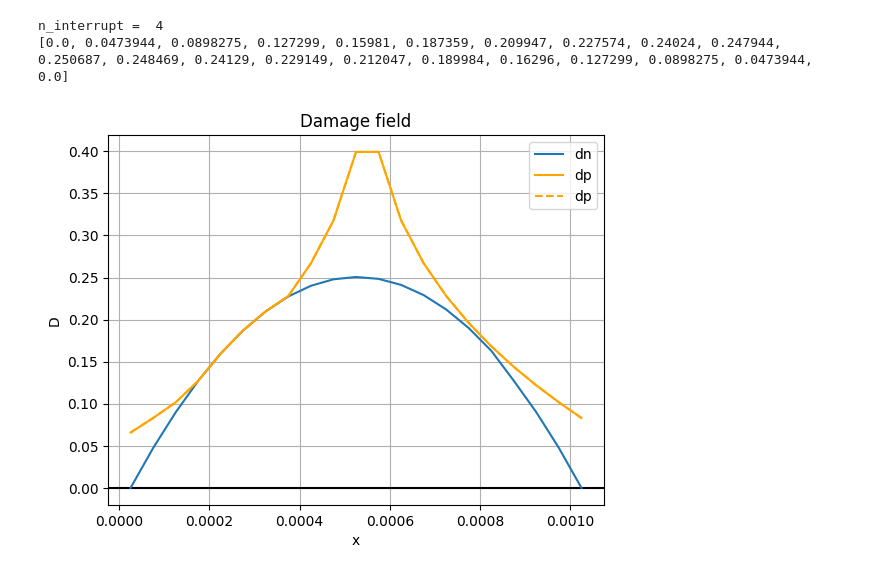
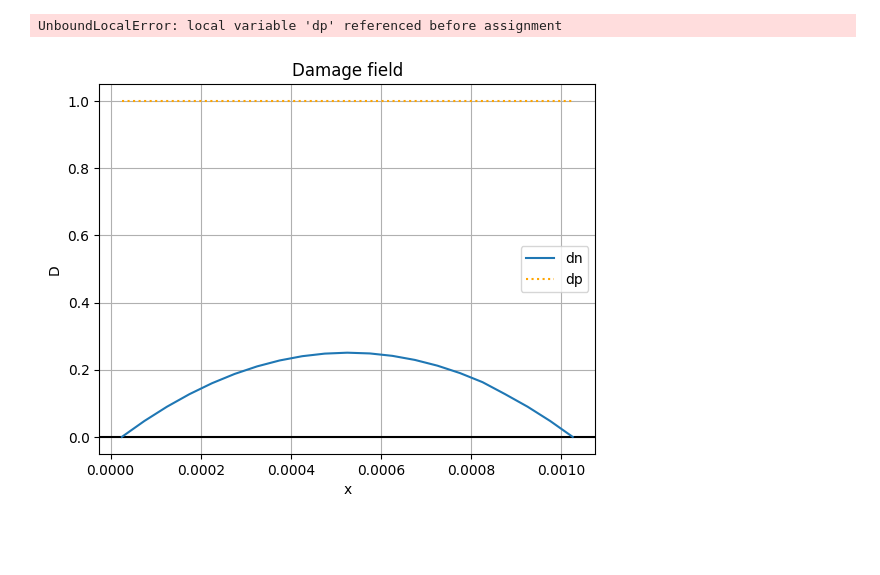
Before and after one commit to raquel-dantas/DynFrag1D, a Jupyter notebook: src_lipfield/test_damage.ipynb, the cells around one changed output. Drawn from its saved outputs; the diff is of its cells as text; code cells hidden in the pictures; blank space fills up the shorter version.

Commit message:
check if the damage predictor match

```diff
--- a/src_lipfield/test_damage.ipynb
+++ b/src_lipfield/test_damage.ipynb
@@ -459,42 +493,43 @@ def computeDamageNextTimeStep(dn, dp_useNewton,use_FM, use_max_min):
 
 dp_1 = computeDamagePredictor(strain, dn)
 dp_2 = computeDamagePredictorNewton(dn)
+dp_3 = computeDamagePredictorUsingNewton2(dn)
 
 # residual = dp_2 - dp_1
 
 # print(residual)
 print(dn)
 # %% [output]
-n_interrupt =  4
-[0.0, 0.0473944, 0.0898275, 0.127299, 0.15981, 0.187359, 0.209947, 0.227574, 0.24024, 0.247944, 0.250687, 0.248469, 0.24129, 0.229149, 0.212047, 0.189984, 0.16296, 0.127299, 0.0898275, 0.0473944, 0.0]
+UnboundLocalError: local variable 'dp' referenced before assignment
 # %%
 # Plot
 
-def PlotDamage(x, dn, damage_predictor1, damage_predictor2, upper1, lower1, upper2, lower2, upper3, lower3,dlip1, dlip2, dlip3):
+def PlotDamage(x, dn, damage_predictor1, damage_predictor2, damage_predictor3, upper1, lower1, upper2, lower2, upper3, lower3,dlip1, dlip2, dlip3):
     fig, axes = plt.subplots()
     axes.grid(True, which='both')
     axes.axhline(y=0, color='k')
 
     plt.title(str("Damage field"))
     plt.xlabel(str("x"))
     plt.ylabel(str("D"))
     plt.plot(x, dn, label='dn')
-    plt.plot(x, damage_predictor1, label='dp', color='orange')
-    plt.plot(x, damage_predictor2, label='dp', color='orange', linestyle = 'dashed')
+    # plt.plot(x, damage_predictor1, label='dp', color='orange')
+    # plt.plot(x, damage_predictor2, label='dp', color='orange', linestyle = 'dashed')
+    plt.plot(x, damage_predictor3, label='dp', color='orange', linestyle = 'dotted')
     # plt.plot(x, upper1, label='upper1', color='red', linestyle = 'dashed')
     # plt.plot(x, lower1, label='lower1', color='green', linestyle = 'dashed')
     # plt.plot(x, upper2, label='upper2', color='red')
     # plt.plot(x, lower2, label='lower2', color='green')
     # plt.plot(x, upper3, label='upper3', color='red', linestyle='dotted')
     # plt.plot(x, lower3, label='lower3', color='green', linestyle='dotted')
     # plt.plot(x, dlip1, label='dlip1', color='black', linestyle = 'dashed')
     # plt.plot(x, dlip2, label='dlip1', color='black')
     # plt.plot(x, dlip3, label='dlip3', color='black', linestyle='dotted')
     plt.legend()
     plt.show()
 
 # PlotDamage(x, dn, dp, upper, lower, d_next, upper_proj, lower_proj)
 # PlotDamage(x, dn, damage_predictor, upper_algorithm1, lower_algorithm1, upper_algorithm2, lower_algorithm2, upper_algorithm3, lower_algorithm3, d_next1, d_next2, d_next3)
-PlotDamage(x, dn, dp_1, dp_2, 0, 0, 0, 0, 0, 0, 0, 0, 0)
+PlotDamage(x, dn, dp_1, dp_2,dp_3, 0, 0, 0, 0, 0, 0, 0, 0, 0)
 # %% [output]
-[figure, old version]
+[figure, new version]
```
Also changed, not shown: parts of 1 cell of this notebook.
